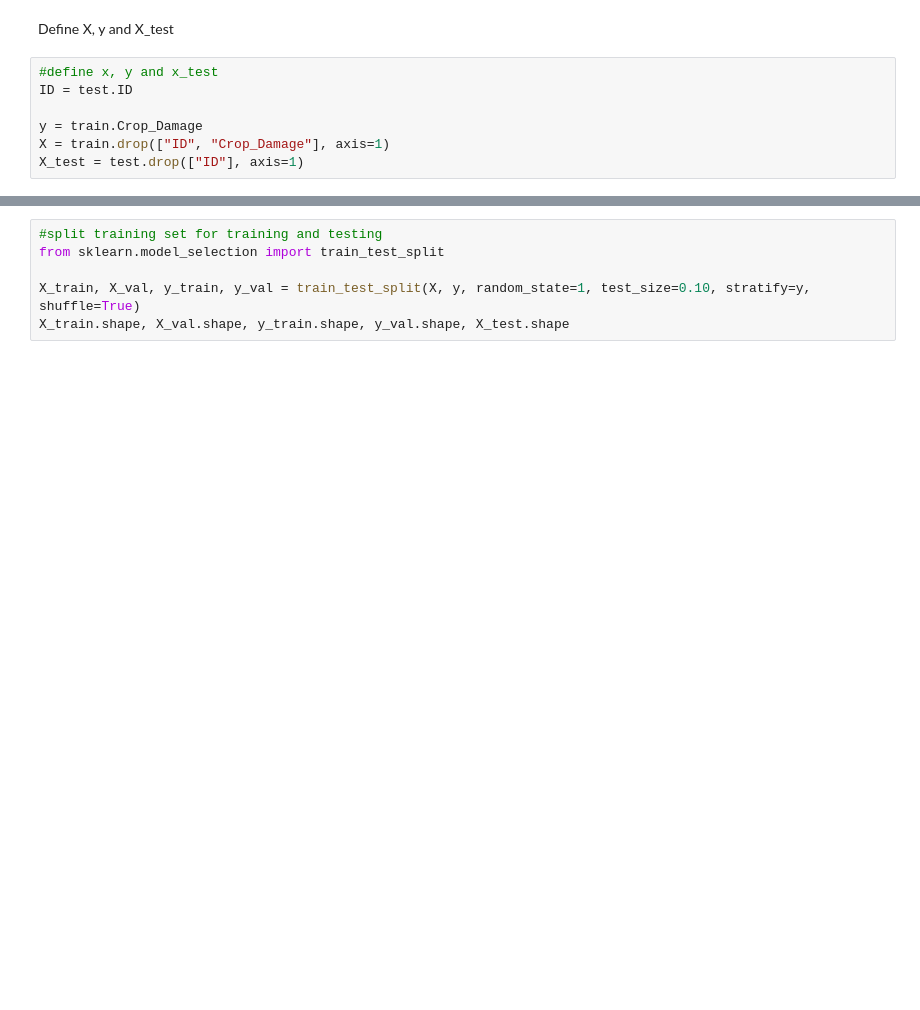
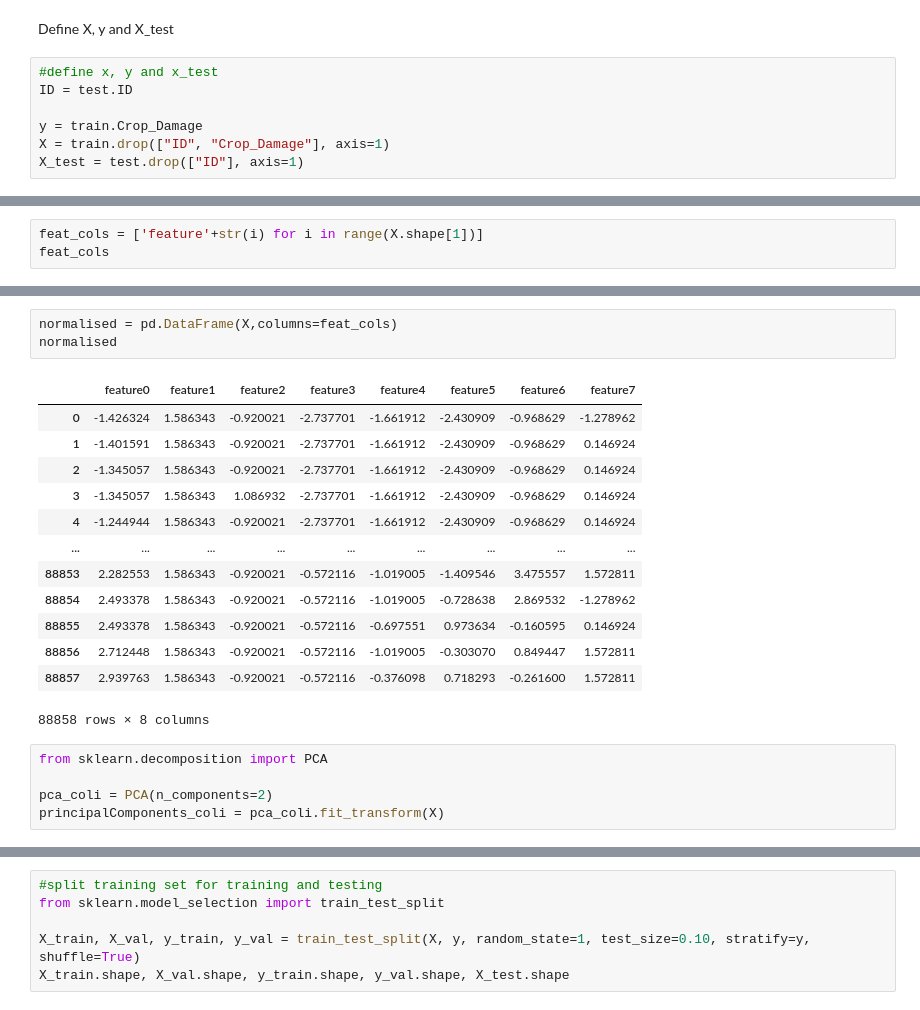
Before and after one commit to TracyRenee61/AV-Agriculture, a Jupyter notebook: AV_Agriculture_Bagging_Classifier.ipynb, the cells around one changed output, grey strips where cells are left out. Cells and saved outputs as stored; diff of their text form; blank space fills up the shorter version.

```diff
--- a/AV_Agriculture_Bagging_Classifier.ipynb
+++ b/AV_Agriculture_Bagging_Classifier.ipynb
@@ -381,0 +360,3 @@ preprocessor = ColumnTransformer(transformers=[
+# %%
+feat_cols = ['feature'+str(i) for i in range(X.shape[1])]
+feat_cols
@@ -381,0 +372,22 @@ preprocessor = ColumnTransformer(transformers=[
+# %%
+normalised = pd.DataFrame(X,columns=feat_cols)
+normalised
+# %% [output]
+|  | feature0 | feature1 | feature2 | feature3 | feature4 | feature5 | feature6 | feature7 |
+| 0 | -1.426324 | 1.586343 | -0.920021 | -2.737701 | -1.661912 | -2.430909 | -0.968629 | -1.278962 |
+| 1 | -1.401591 | 1.586343 | -0.920021 | -2.737701 | -1.661912 | -2.430909 | -0.968629 | 0.146924 |
+| 2 | -1.345057 | 1.586343 | -0.920021 | -2.737701 | -1.661912 | -2.430909 | -0.968629 | 0.146924 |
+| 3 | -1.345057 | 1.586343 | 1.086932 | -2.737701 | -1.661912 | -2.430909 | -0.968629 | 0.146924 |
+| 4 | -1.244944 | 1.586343 | -0.920021 | -2.737701 | -1.661912 | -2.430909 | -0.968629 | 0.146924 |
+| ... | ... | ... | ... | ... | ... | ... | ... | ... |
+| 88853 | 2.282553 | 1.586343 | -0.920021 | -0.572116 | -1.019005 | -1.409546 | 3.475557 | 1.572811 |
+| 88854 | 2.493378 | 1.586343 | -0.920021 | -0.572116 | -1.019005 | -0.728638 | 2.869532 | -1.278962 |
+| 88855 | 2.493378 | 1.586343 | -0.920021 | -0.572116 | -0.697551 | 0.973634 | -0.160595 | 0.146924 |
+| 88856 | 2.712448 | 1.586343 | -0.920021 | -0.572116 | -1.019005 | -0.303070 | 0.849447 | 1.572811 |
+| 88857 | 2.939763 | 1.586343 | -0.920021 | -0.572116 | -0.376098 | 0.718293 | -0.261600 | 1.572811 |
+88858 rows × 8 columns
+# %%
+from sklearn.decomposition import PCA
+
+pca_coli = PCA(n_components=2)
+principalComponents_coli = pca_coli.fit_transform(X)
```
Also changed, not shown: parts of 20 cells of this notebook.
